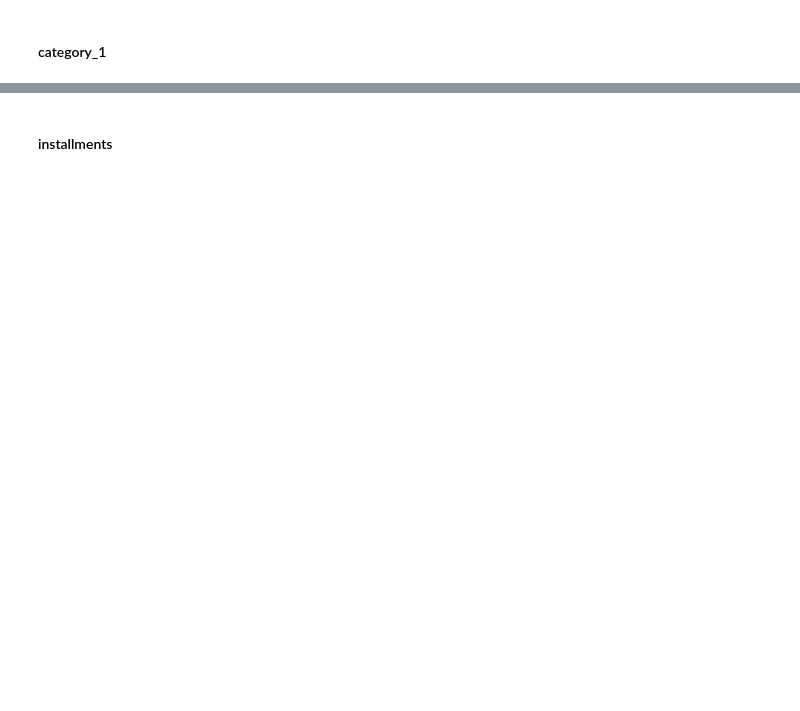
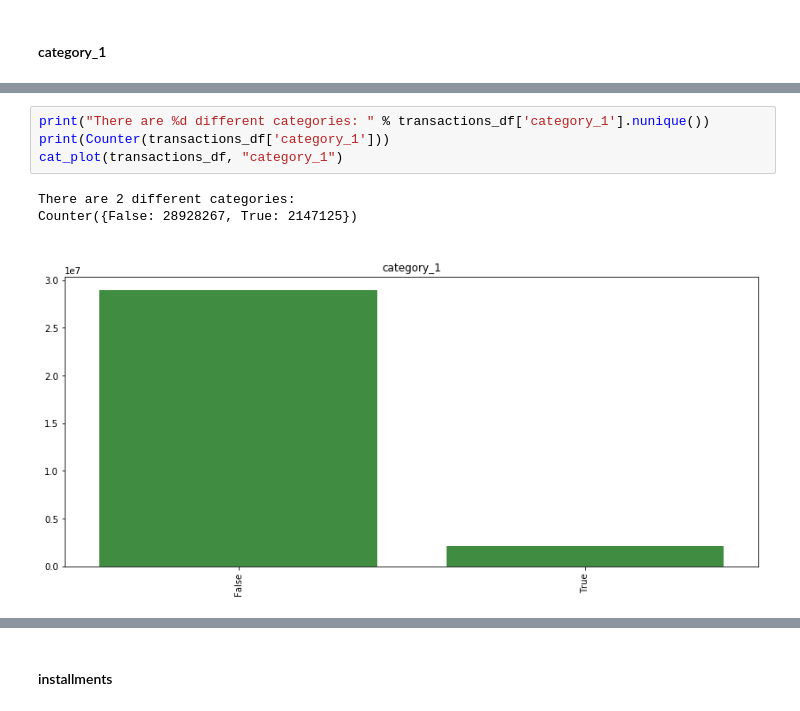
Before and after one commit to TacchinoLeso/ELO, a Jupyter notebook: (1)Transactions_cleaning.ipynb, the cells around one changed output, grey strips where cells are left out. Drawn from its saved outputs; the diff is of its cells as text; blank space fills up the shorter version.

```diff
--- a/(1)Transactions_cleaning.ipynb
+++ b/(1)Transactions_cleaning.ipynb
@@ -111,3 +170,11 @@ Counter({'N': 28928267, 'Y': 2147125})
+# %%
+print("There are %d different categories: " % transactions_df['category_1'].nunique())
+print(Counter(transactions_df['category_1']))
+cat_plot(transactions_df, "category_1")
+# %% [output]
+There are 2 different categories:
+Counter({False: 28928267, True: 2147125})
+[figure, added]
 # %%
 # Change to boolean
 transactions_df = transactions_df.replace({'category_1': {'Y': True, 'N': False}})
```
Also changed, not shown: parts of 65 cells of this notebook.
